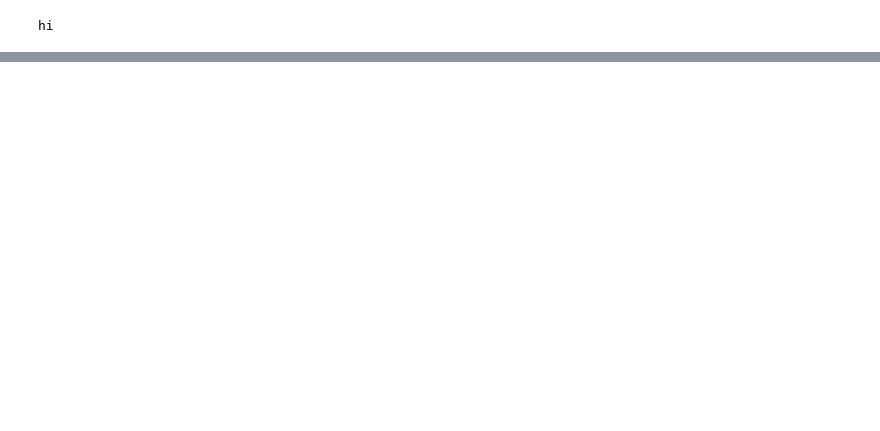
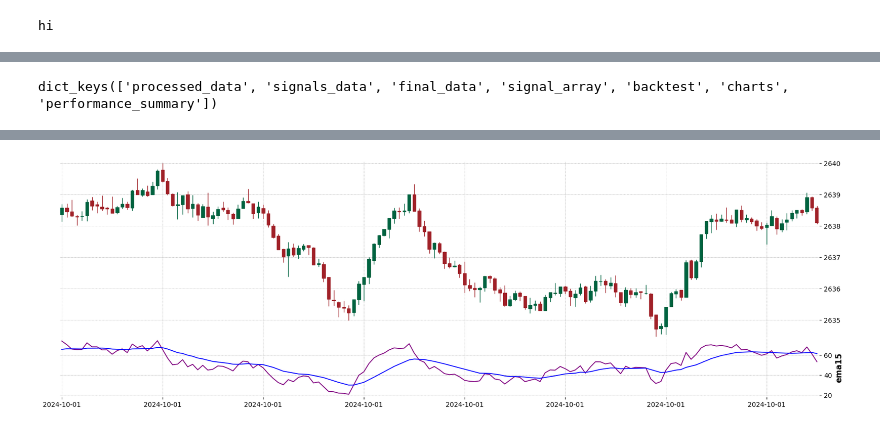
Before and after one commit to insetavijit/dev.Chartter.v2, a Jupyter notebook: Codes/V10/Samanas-1B.ipynb, the cells around one changed output, grey strips where cells are left out. Drawn from its saved outputs; the diff is of its cells as text; code cells hidden in the pictures; blank space fills up the shorter version.

```diff
--- a/Codes/V10/Samanas-1B.ipynb
+++ b/Codes/V10/Samanas-1B.ipynb
@@ -859,7 +859,8 @@ class TradingSystemOrchestrator:
 
             # Step 5: Visualization
             logger.info("Step 5/6: Creating visualizations...")
-            charts = self._create_visualizations(final_data, signal_array, backtest_results)
+            # charts = self._create_visualizations(final_data, signal_array, backtest_results)
+            charts = []
             results['charts'] = charts
 
             # Step 6: Performance summary
@@ -1365,0 +1264,4 @@ data quality and configuration parameters.
+# %%
+results.keys()
+# %% [output]
+dict_keys(['processed_data', 'signals_data', 'final_data', 'signal_array', 'backtest', 'charts', 'performance_summary'])
@@ -1365,0 +1279,31 @@ data quality and configuration parameters.
+# %%
+dpart = dta[100:251]
+chartter  = Chartter()
+
+chart_data = dpart.rename(columns={
+                'Open': 'open',
+                'High': 'high',
+                'Low': 'low',
+                'Close': 'close',
+                'Volume': 'volume'
+            })
+
+fig, axes = chartter.plot(
+    chart_data,
+    addplot = [
+        mpf.make_addplot(dpart['RSI_14'], panel=1, color='purple', ylabel='RSI'),
+        mpf.make_addplot(dpart['EMA_15'], panel=1, color='blue', ylabel='ema15'),
+    ],
+    config={
+    'title': ' ',
+    # 'style': tradingview_dark,
+    'volume': False,                      # Disable volume bars
+    'show_nontrading': False,             # Ensure no extra y-axis spacing
+    'datetime_format': '%Y-%m-%d',        # Format x-axis to show date only
+    'xlabel': '',                         # Remove x-axis label
+    'ylabel': '',                         # Remove y-axis label
+    'xrotation': 0                        # Horizontal date labels
+    },
+    returnfig=True
+)
+# %% [output]
@@ -1365,0 +1312 @@ data quality and configuration parameters.
+[figure, added]
```
Also changed, not shown: parts of 9 cells of this notebook, 26 other files.
